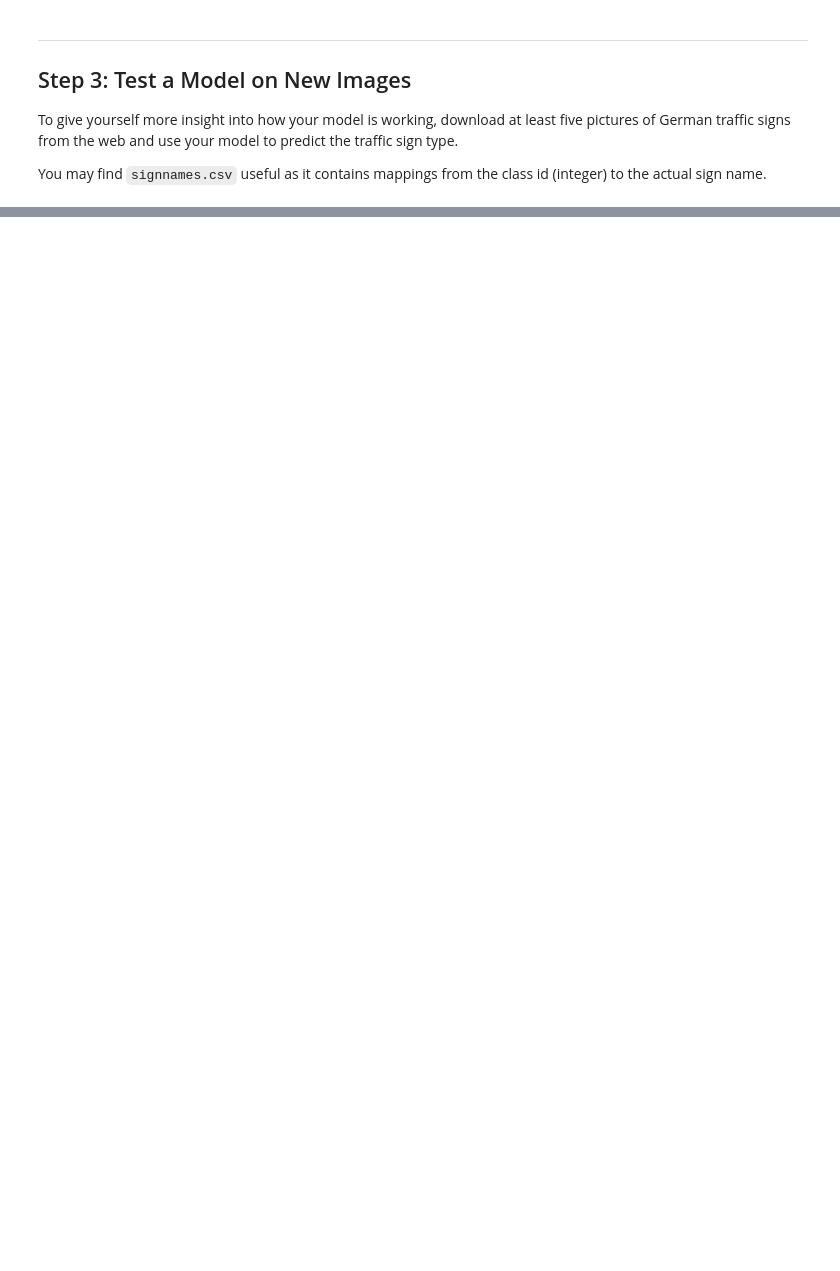
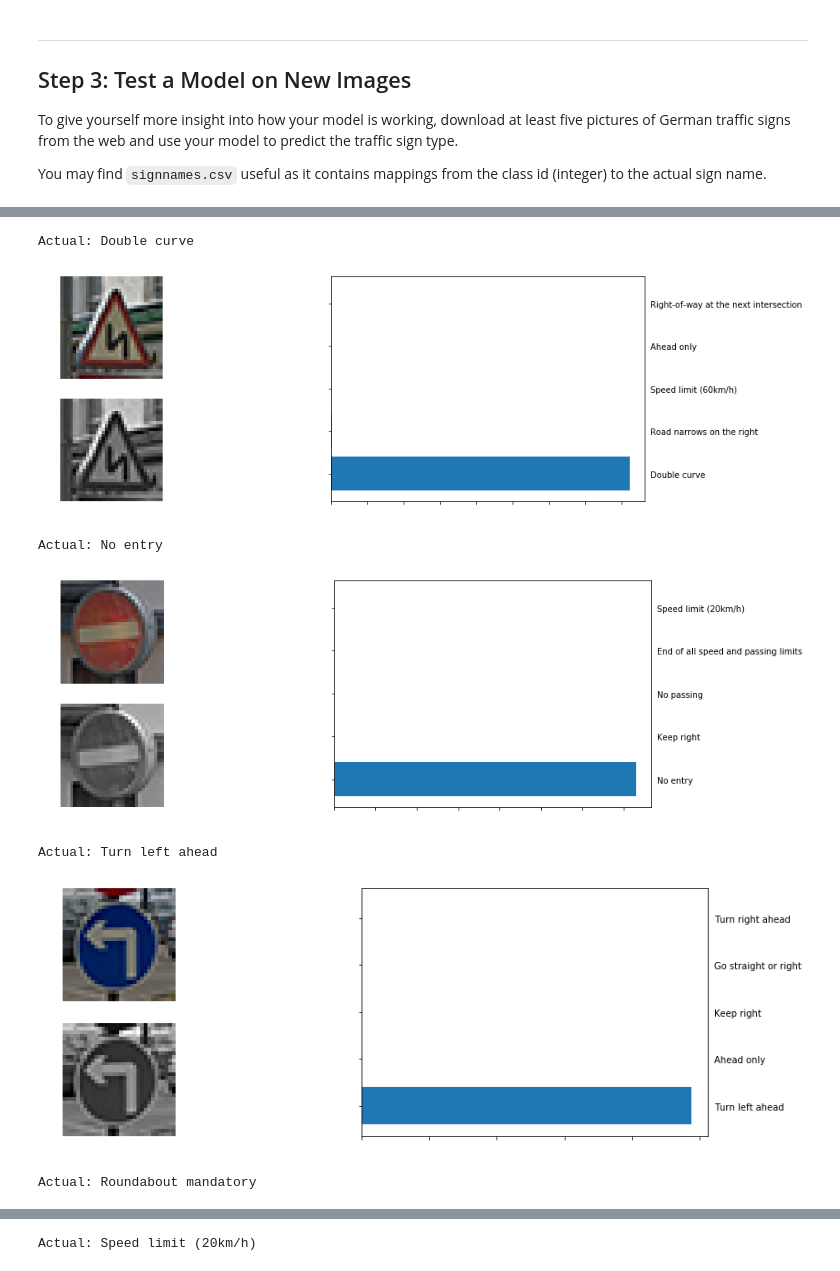
Before and after one commit to yazeedalrubyli/SDCND, a Jupyter notebook: Term1/Traffic-Sign-Classifier/Traffic_Sign_Classifier.ipynb, the cells around one changed output, grey strips where cells are left out. Cells and saved outputs as stored; diff of their text form; code cells hidden in the pictures; blank space fills up the shorter version.

```diff
--- a/Term1/Traffic-Sign-Classifier/Traffic_Sign_Classifier.ipynb
+++ b/Term1/Traffic-Sign-Classifier/Traffic_Sign_Classifier.ipynb
@@ -167,11 +187,11 @@ Using TensorFlow backend.
 # %%
 from keras.models import Sequential
 from keras.layers import Dense, Dropout, Activation, Flatten, BatchNormalization
-from keras.layers import Convolution2D, MaxPooling2D, GlobalAveragePooling2D, BatchNormalization
+from keras.layers import Convolution2D, MaxPooling2D, GlobalAveragePooling2D, BatchNormalization, ActivityRegularization
 
 def YazNet():
     model = Sequential()
-    model.add(Convolution2D(128, 5, 5, input_shape=(32, 32, 3)))
+    model.add(Convolution2D(128, 5, 5, input_shape=(32, 32, 1)))
     model.add(Activation('relu'))
     model.add(MaxPooling2D(pool_size=(2, 2)))
     model.add(BatchNormalization())
@@ -248,10 +285,0 @@ You may find `signnames.csv` useful as it contains mappings from the class id (i
-# %%
-### Load the images and plot them here.
-### Feel free to use as many code cells as needed.
-from keras.preprocessing import image
-from keras.applications.resnet50 import decode_predictions
-
-img_path = ['new_data/1.jpg']
-img = image.load_img(img_path[0], target_size=(765, 1024))
-x = image.img_to_array(img)
-x = np.expand_dims(x, axis=0)
@@ -282,0 +286,65 @@ Once you have completed the code implementation, document your results in a proj
+# %%
+### Load the images and plot them here.
+### Feel free to use as many code cells as needed.
+from keras.preprocessing import image
+from pandas.io.parsers import read_csv
+from matplotlib import gridspec
+
+signnames = read_csv("signnames.csv").values[:, 1]
+
+img_path = [[21,'new_data/1.png'],
+            [17,'new_data/2.png'],
+            [34,'new_data/3.png'],
+            [40,'new_data/4.png'],
+            [0,'new_data/5.png']]
+
+correct = 0
+for actual,path in img_path:
+    img_actual = image.load_img(path, target_size=(32, 32))
+    img = image.img_to_array(img_actual)
+
+    # preprocess
+    img = cv2.cvtColor(img, cv2.COLOR_BGR2GRAY)
+    img = (img / (255. - .5)).astype(np.float32)
+
+    x = np.ndarray(shape=(1,32,32,1))
+    x[0] = np.expand_dims(img, axis=2)
+
+    prediction = model.predict_proba(x, verbose=0)
+
+    top_5 = prediction[0].argsort()[-5:][::-1]
+
+    plt.figure(figsize = (15, 5))
+
+    # Show actual image
+    plt.subplot2grid((2, 2), (0, 0), colspan=1, rowspan=1)
+    plt.imshow(img_actual)
+    plt.axis('off')
+
+    # Show preprocessed image
+    plt.subplot2grid((2, 2), (1, 0), colspan=1, rowspan=1)
+    plt.imshow(img, cmap='gray')
+    plt.axis('off')
+
+    # Show softmax top 5 prediction
+    plt.subplot2grid((2, 2), (0, 1), colspan=1, rowspan=2)
+    plt.yticks(np.arange(5), signnames[top_5])
+    plt.barh(np.arange(5), prediction[0][top_5], align='center')
+    plt.tick_params(axis='both', which='both', labelleft='off', labelright='on', labeltop='off', labelbottom='off')
+
+    print("Actual: {}".format(signnames[actual]))
+    plt.show()
+
+    if actual == top_5[0]:
+        correct += 1
+
+print("\n================= Prediction Accuracy ==================")
+print("Prediction Accurecy: {:.2f}%".format(correct/5 * 100))
+# %% [output]
+Actual: Double curve
+[figure, added]
+Actual: No entry
+[figure, added]
+Actual: Turn left ahead
+[figure, added]
+Actual: Roundabout mandatory
@@ -282,0 +352 @@ Once you have completed the code implementation, document your results in a proj
+Actual: Speed limit (20km/h)
```
Also changed, not shown: parts of 12 cells of this notebook.
